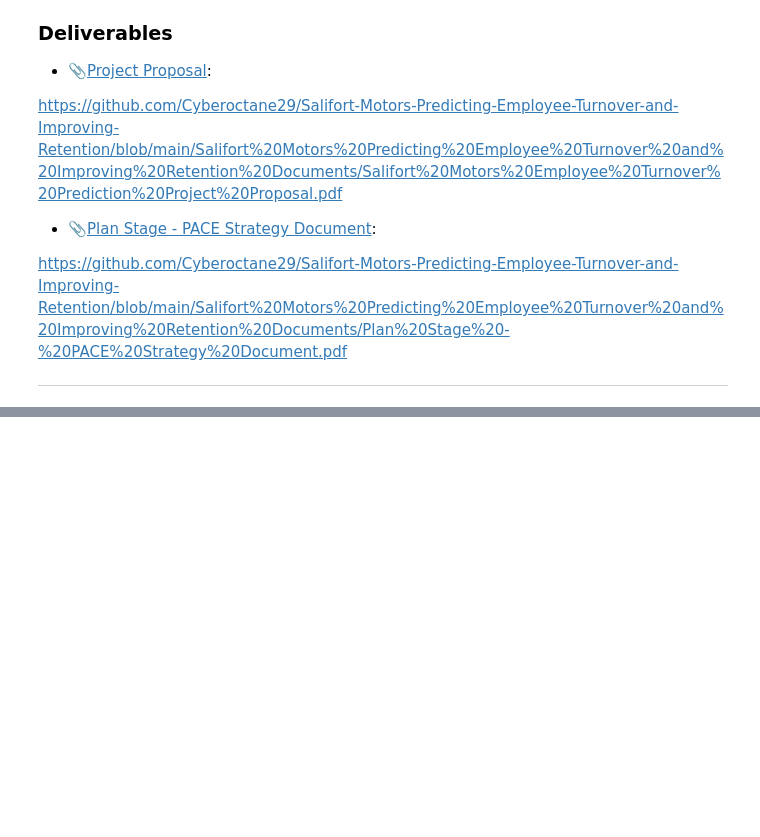
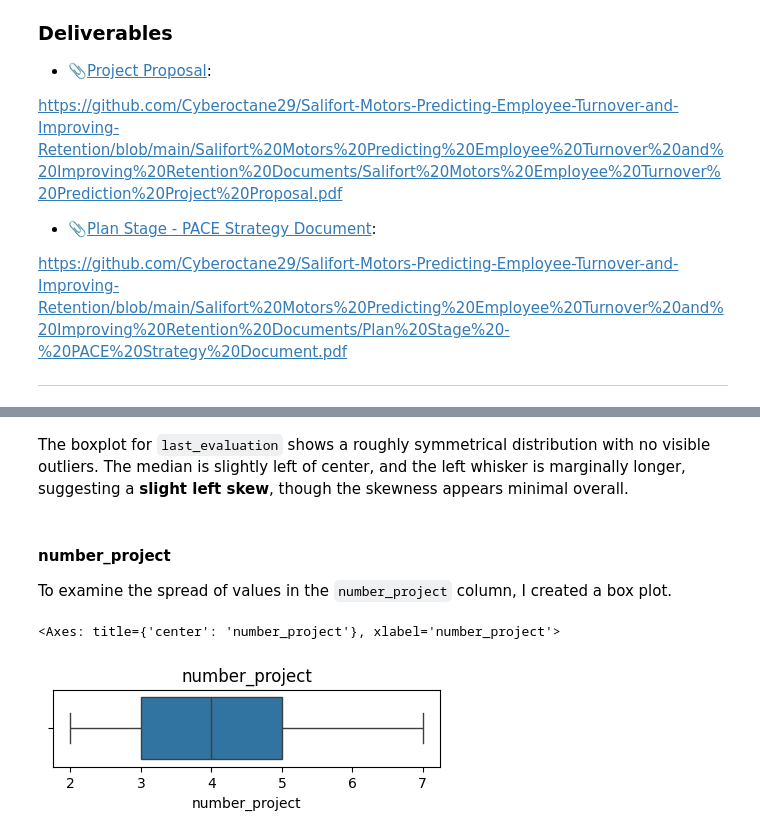
Before and after one commit to Cyberoctane29/Salifort-Motors-Predicting-Employee-Turnover-and-Improving-Retention, a Jupyter notebook: Project Parts/Salifort_Motors_Turnover_Part1_Plan_and_Analyze_Includes_EDA.ipynb, the cells around one changed output, grey strips where cells are left out. Drawn from its saved outputs; the diff is of its cells as text; code cells hidden in the pictures; blank space fills up the shorter version.

```diff
--- a/Project Parts/Salifort_Motors_Turnover_Part1_Plan_and_Analyze_Includes_EDA.ipynb
+++ b/Project Parts/Salifort_Motors_Turnover_Part1_Plan_and_Analyze_Includes_EDA.ipynb
@@ -335,0 +683,13 @@ https://github.com/Cyberoctane29/Salifort-Motors-Predicting-Employee-Turnover-an
+# %% [markdown]
+The boxplot for `last_evaluation` shows a roughly symmetrical distribution with no visible outliers. The median is slightly left of center, and the left whisker is marginally longer, suggesting a **slight left skew**, though the skewness appears minimal overall.
+# %% [markdown]
+#### number_project
+
+To examine the spread of values in the `number_project` column, I created a box plot.
+# %%
+plt.figure(figsize=(5,1))
+plt.title('number_project')
+sns.boxplot(x=hr_df1['number_project'])
+# %% [output]
+<Axes: title={'center': 'number_project'}, xlabel='number_project'>
+[figure, added]
```
Also changed, not shown: parts of 67 cells of this notebook.
